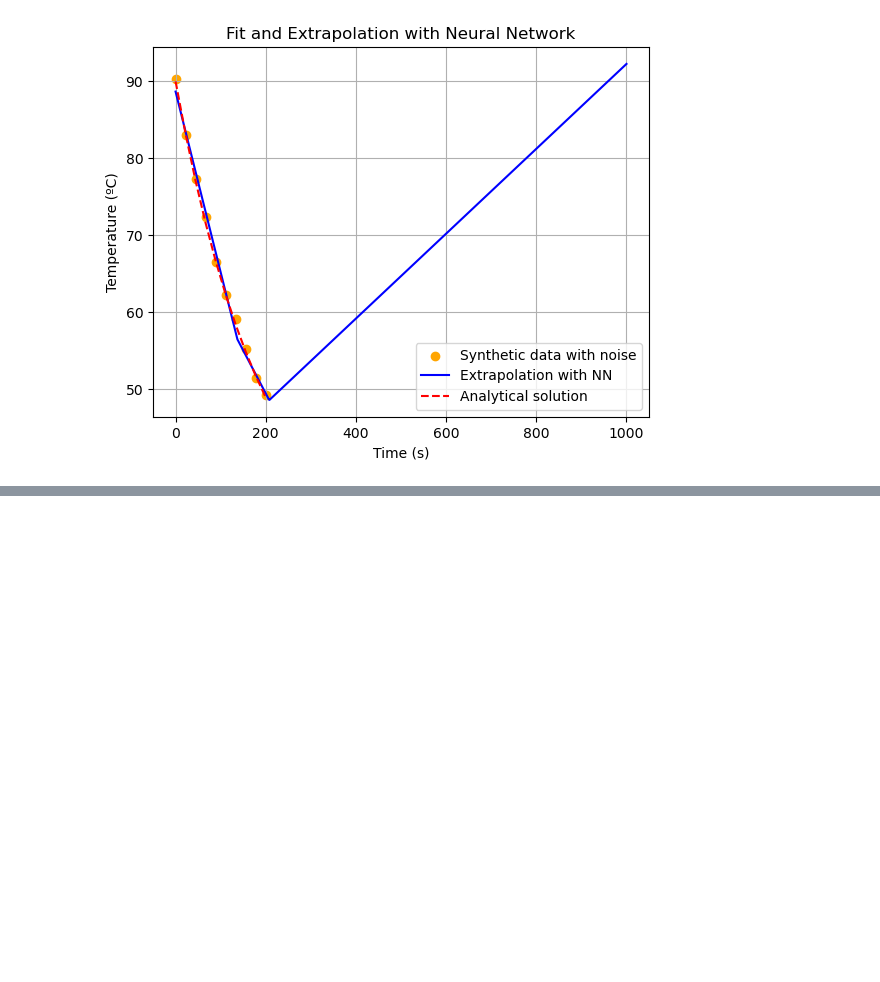
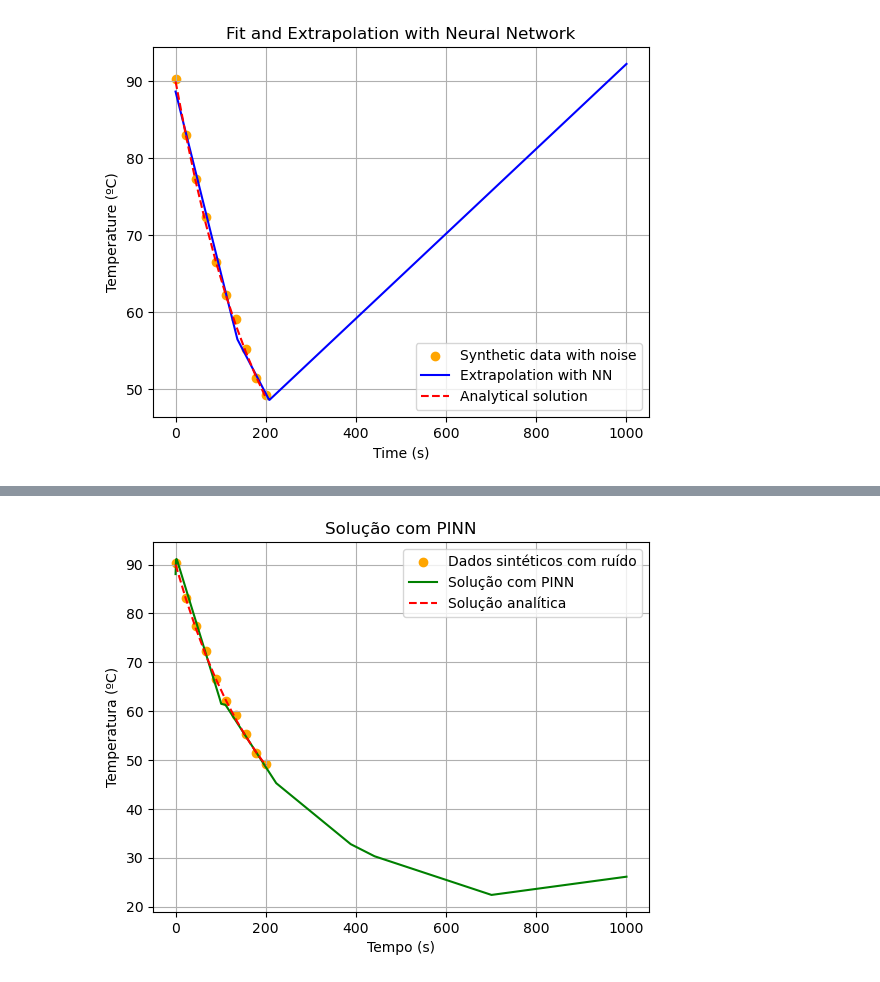
Before and after one commit to brunamendesfis/Computational_Physics, a Jupyter notebook: Redes_Neurais/Atividade_04/Exercício_01.ipynb, the cells around one changed output, grey strips where cells are left out. Saved outputs shown, nothing was run; the diff lists cells and outputs as text; code cells hidden in the pictures; blank space fills up the shorter version.

```diff
--- a/Redes_Neurais/Atividade_04/Exercício_01.ipynb
+++ b/Redes_Neurais/Atividade_04/Exercício_01.ipynb
@@ -198,9 +254,9 @@ Epoch 800/800
 class PINN(tf.keras.Model):
     def __init__(self, r=0.005):
         super(PINN, self).__init__()
-        self.dense1 = layers.Dense(10, activation='relu')
-        self.dense2 = layers.Dense(10, activation='relu')
-        self.dense3 = layers.Dense(10, activation='relu')
+        self.dense1 = layers.Dense(15, activation='relu')
+        self.dense2 = layers.Dense(15, activation='relu')
+        self.dense3 = layers.Dense(15, activation='relu')
         self.dense4 = layers.Dense(1)
         self.r = r  # Taxa de resfriamento fixa
 
@@ -226,12 +282,17 @@ class PINN(tf.keras.Model):
 model_pinn = PINN(r=0.005)
 optimizer = tf.keras.optimizers.Adam(learning_rate=0.007)
 
+# Defina os pontos de collocation para a physics loss (domínio físico)
+t_phys = tf.linspace(0.0, 1000.0, 1000)[:, tf.newaxis]
+
 # Treinando a PINN
 epochs = 800
 for epoch in range(epochs):
     with tf.GradientTape() as tape:
         T_pred = model_pinn(X_train)
-        loss = tf.reduce_mean(tf.square(T_pred - y_train)) + model_pinn.physics_loss(X_train, T_pred)
+        loss_data = tf.reduce_mean(tf.square(T_pred - y_train))
+        loss_phys = model_pinn.physics_loss(t_phys, model_pinn(t_phys))
+        loss = loss_data + 10.0 * loss_phys
     grads = tape.gradient(loss, model_pinn.trainable_variables)
     optimizer.apply_gradients(zip(grads, model_pinn.trainable_variables))
 
@@ -255,3 +323,4 @@ NameError: name 'layers' is not defined
+[figure, added]
 # %%
 class PINN_r_unknown(tf.keras.Model):
     def __init__(self):
```
Also changed, not shown: parts of 5 cells of this notebook.
